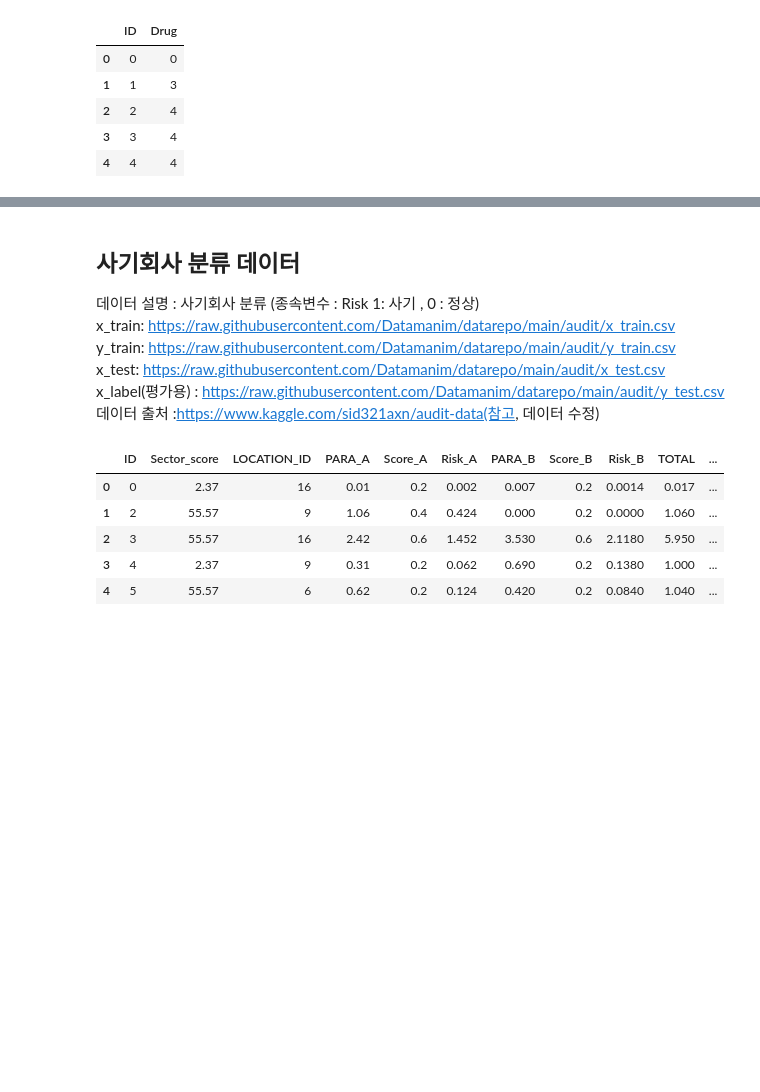
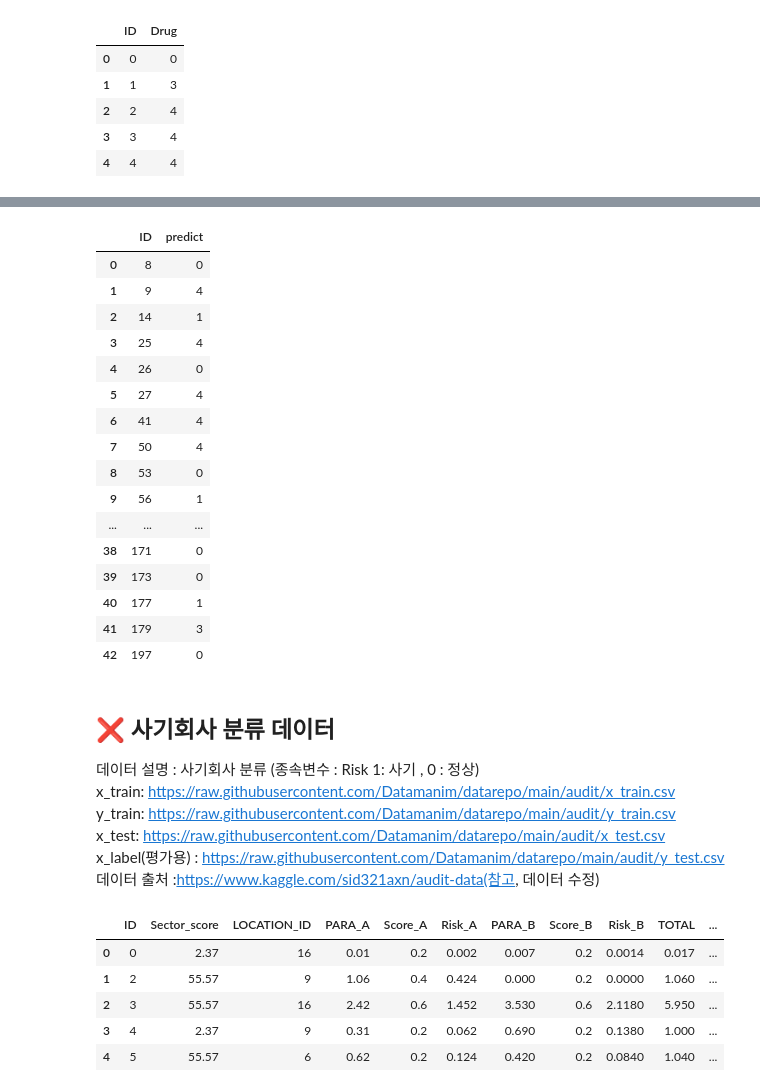
Before and after one commit to cms6090/Big-Data-Analysis, a Jupyter notebook: 2유형/데이터 마이닝.ipynb, the cells around one changed output, grey strips where cells are left out. Saved outputs shown, nothing was run; the diff lists cells and outputs as text; code cells hidden in the pictures; blank space fills up the shorter version.

```diff
--- a/2유형/데이터 마이닝.ipynb
+++ b/2유형/데이터 마이닝.ipynb
@@ -543,0 +1033,8 @@ display(y_train.head())
+# %%
+x_train_dummies = pd.get_dummies(x_train_drop)
+x_test_dummies = pd.get_dummies(x_test_drop)
+x_test_dummies = x_test_dummies[x_train_dummies.columns]
+# %%
+from sklearn.model_selection import train_test_split
+X_train, X_valid, Y_train, Y_valid = train_test_split(x_train_dummies, y, test_size = 0.3, random_state = 42, stratify = y)
+print(len(X_train), len(X_valid), len(x_train_dummies))
@@ -543,0 +1043,4 @@ display(y_train.head())
+# %%
+from sklearn.ensemble import RandomForestClassifier
+rf = RandomForestClassifier(random_state = 23)
+rf.fit(X_train, Y_train)
@@ -544,5 +1094,33 @@ display(y_train.head())
+# %%
+predict_test_label = rf.predict(x_test_dummies)
+predict_test_proba = rf.predict_proba(x_test_dummies)
+# %%
+data = pd.DataFrame({
+    "ID" : x_test["ID"],
+    "predict" : predict_test_label
+})
+
+data
+# %% [output]
+|  | ID | predict |
+| 0 | 8 | 0 |
+| 1 | 9 | 4 |
+| 2 | 14 | 1 |
+| 3 | 25 | 4 |
+| 4 | 26 | 0 |
+| 5 | 27 | 4 |
+| 6 | 41 | 4 |
+| 7 | 50 | 4 |
+| 8 | 53 | 0 |
+| 9 | 56 | 1 |
+| ... | ... | ... |
+| 38 | 171 | 0 |
+| 39 | 173 | 0 |
+| 40 | 177 | 1 |
+| 41 | 179 | 3 |
+| 42 | 197 | 0 |
 # %% [markdown]
-## 사기회사 분류 데이터
+## ❌ 사기회사 분류 데이터
 데이터 설명 : 사기회사 분류 (종속변수 : Risk 1: 사기 , 0 : 정상)
 x_train: https://raw.githubusercontent.com/Datamanim/datarepo/main/audit/x_train.csv
 y_train: https://raw.githubusercontent.com/Datamanim/datarepo/main/audit/y_train.csv
```
Also changed, not shown: parts of 140 cells of this notebook.
